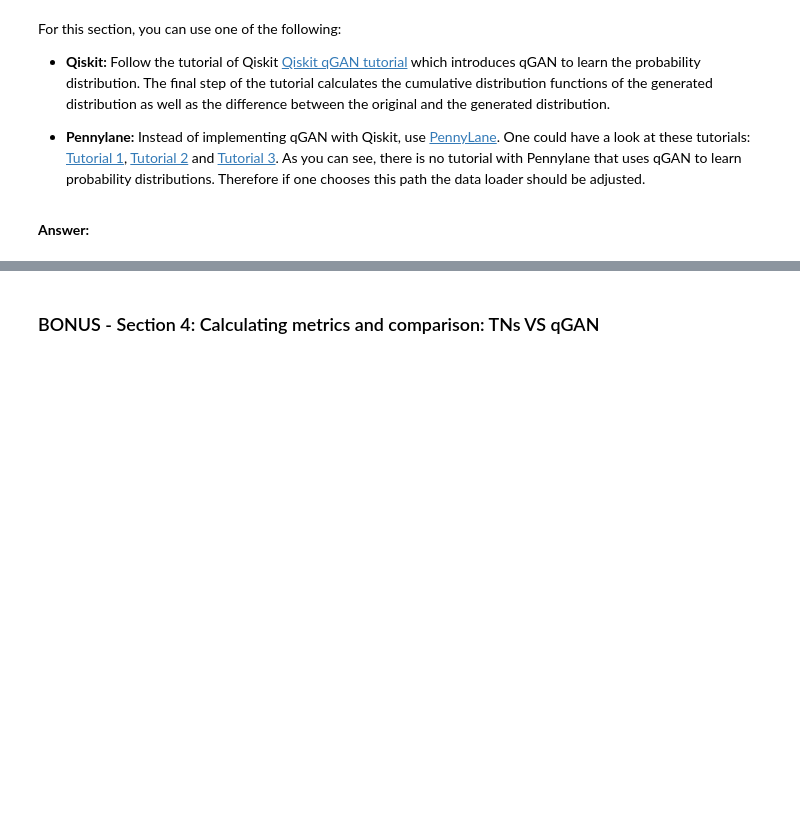
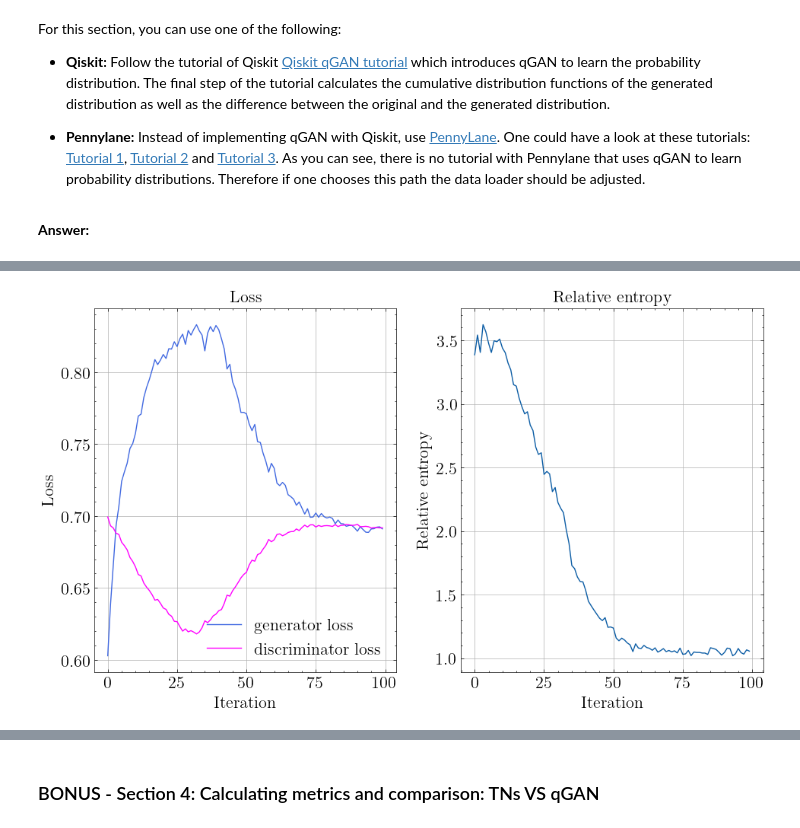
Before and after one commit to vodovozovaliza/no_qlue_tt_qmc, a Jupyter notebook: Challenge Moodys.ipynb, the cells around one changed output, grey strips where cells are left out. Saved outputs shown, nothing was run; the diff lists cells and outputs as text; code cells hidden in the pictures; blank space fills up the shorter version.

```diff
--- a/Challenge Moodys.ipynb
+++ b/Challenge Moodys.ipynb
@@ -2068,0 +2324,44 @@ For this section, you can use one of the following:
+# %%
+# cell just for plotting
+
+import scienceplots
+plt.style.use('science')
+
+with open ("training_metrics_2d.pkl", "rb") as f:
+    data = pickle.load(f)
+
+generator_loss_values = data["generator_loss_values"]
+discriminator_loss_values = data["discriminator_loss_values"]
+entropy_values = data["entropy_values"]
+
+fig, (ax1, ax2) = plt.subplots(1, 2, figsize=(10, 6))
+
+# font size
+plt.rcParams.update({'font.size': 16})
+# label size
+plt.rcParams.update({'axes.labelsize': 16})
+# title size
+plt.rcParams.update({'axes.titlesize': 16})
+
+# Generator Loss
+ax1.set_title("Loss")
+ax1.plot(generator_loss_values, label="generator loss", color="royalblue")
+ax1.plot(discriminator_loss_values, label="discriminator loss", color="magenta")
+ax1.legend(loc="best")
+ax1.set_xlabel("Iteration")
+ax1.set_ylabel("Loss")
+ax1.grid()
+# Relative Entropy
+ax2.set_title("Relative entropy")
+ax2.plot(entropy_values)
+ax2.set_xlabel("Iteration")
+ax2.set_ylabel("Relative entropy")
+ax2.grid()
+plt.tight_layout()
+# plt.savefig("training_metrics_2d.png", dpi=300)
+plt.savefig("training_metrics_2d.pdf", dpi=300, format='pdf')
+plt.savefig("training_metrics_2d.png", dpi=300, format='png')
+
+plt.show()
+# %% [output]
+[figure, added]
```
Also changed, not shown: parts of 19 cells of this notebook.
